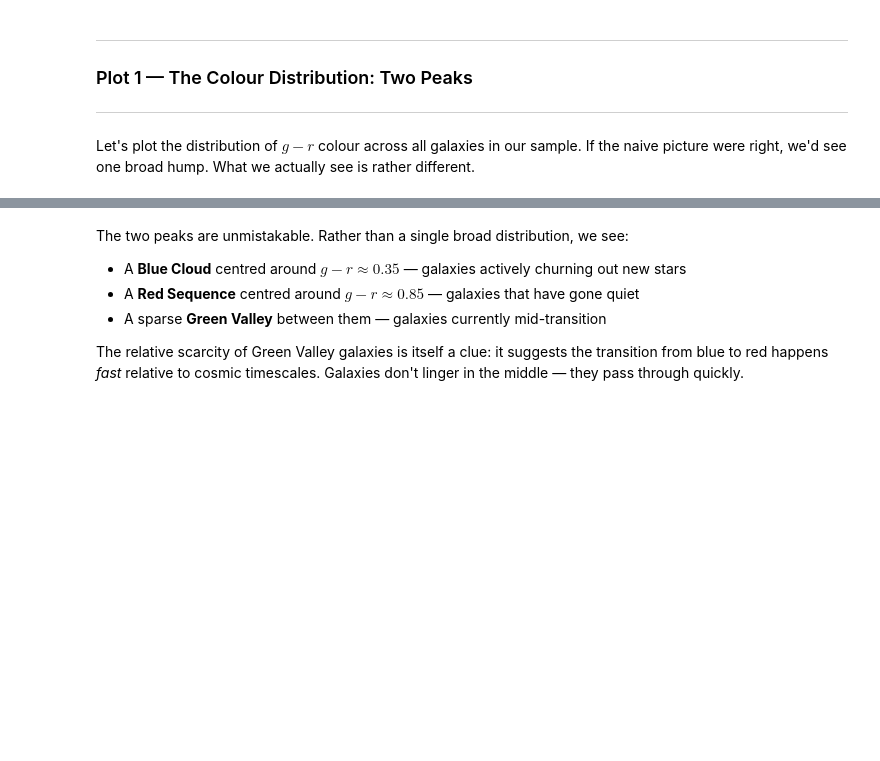
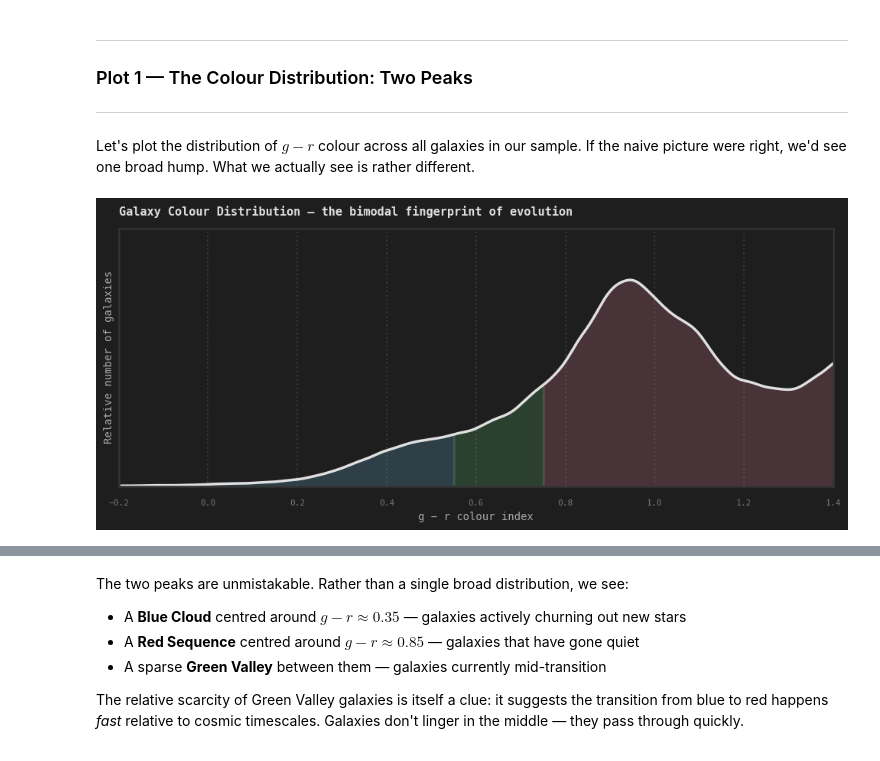
Before and after one commit to haylamyuen/Project-GATORS, a Jupyter notebook: 02_bimodality.ipynb, the cells around one changed output, grey strips where cells are left out. Saved outputs shown, nothing was run; the diff lists cells and outputs as text; code cells hidden in the pictures; blank space fills up the shorter version.

Commit message:
Massive Changes to 02_bimodality plots

```diff
--- a/02_bimodality.ipynb
+++ b/02_bimodality.ipynb
@@ -123,6 +123,7 @@ import matplotlib.pyplot as plt
 import matplotlib.colors as mcolors
 from matplotlib.patches import FancyArrowPatch
 from scipy.stats import gaussian_kde
+from scipy.signal import find_peaks
 from IPython.display import display, HTML
 
 # Dark theme for widget labels
@@ -134,13 +135,7 @@ display(HTML("""
 """))
 
 # Load data (re-apply the cleaning from Part 1)
-df = pd.read_csv("data/SDSS_500k_v3.csv")
-df = df[df["zWarning"] == 0]
-for band in ["u", "g", "r", "i", "z"]:
-    df = df[df[band] > 0]
-
-galaxies = df[df["class"] == "GALAXY"].copy()
-galaxies = galaxies[(galaxies["petroRad_r"] > 0) & (galaxies["fracDeV_r"] >= 0)]
+galaxies = sdss._galaxies()
 
 # Compute g-r colour index
 galaxies["g_r"] = galaxies["g"] - galaxies["r"]
@@ -157,4 +154,50 @@ print(f"Working with {len(galaxies):,} galaxies")
 ---
 
 Let's plot the distribution of $g - r$ colour across all galaxies in our sample. If the naive picture were right, we'd see one broad hump. What we actually see is rather different.
+# %%
+fig, ax = plt.subplots(figsize=(10, 4.5), facecolor="#1e1e1e")
+ax.set_facecolor("#1e1e1e")
+
+g_r = galaxies["g_r"].values
+x_range = np.linspace(-0.2, 1.4, 1000)
+
+# KDE
+kde = gaussian_kde(g_r, bw_method=0.06)
+kde_vals = kde(x_range)
+kde_vals /= kde_vals.max()  # Normalise to 1 for clean y-axis
+
+# Green Valley shading
+gv_lo, gv_hi = 0.55, 0.75
+gv_mask = (x_range >= gv_lo) & (x_range <= gv_hi)
+ax.fill_between(x_range, 0, kde_vals / kde_vals.max(),
+                where=gv_mask, color="#69db7c", alpha=0.18, zorder=1)
+
+# Blue cloud fill
+blue_mask = x_range < gv_lo
+ax.fill_between(x_range, 0, kde_vals,
+                where=blue_mask, color="#74c7ec", alpha=0.20, zorder=1)
+
+# Red sequence fill
+red_mask = x_range > gv_hi
+ax.fill_between(x_range, 0, kde_vals,
+                where=red_mask, color="#f38ba8", alpha=0.20, zorder=1)
+
+# KDE line
+ax.plot(x_range, kde_vals, lw=2.5, color="#e0e0e0", zorder=2)
+
+ax.set_xlim(-0.2, 1.4)
+ax.set_ylim(0, 1.25)
+ax.set_yticks([])
+ax.set_xlabel("g − r colour index", color="#aaaaaa", fontsize=10)
+ax.set_ylabel("Relative number of galaxies", color="#aaaaaa", fontsize=10)
+ax.set_title("Galaxy Colour Distribution — the bimodal fingerprint of evolution",
+             color="#e0e0e0", fontsize=11, loc="left", pad=12)
+ax.tick_params(colors="#777777", labelsize=8)
+ax.grid(True, linestyle=":", alpha=0.12, color="#ffffff")
+for spine in ax.spines.values(): spine.set_edgecolor("#333333")
+
+plt.tight_layout()
+plt.show()
+# %% [output]
+[figure, added]
 # %%
```
Also changed, not shown: parts of 6 cells of this notebook, 3 other files.
